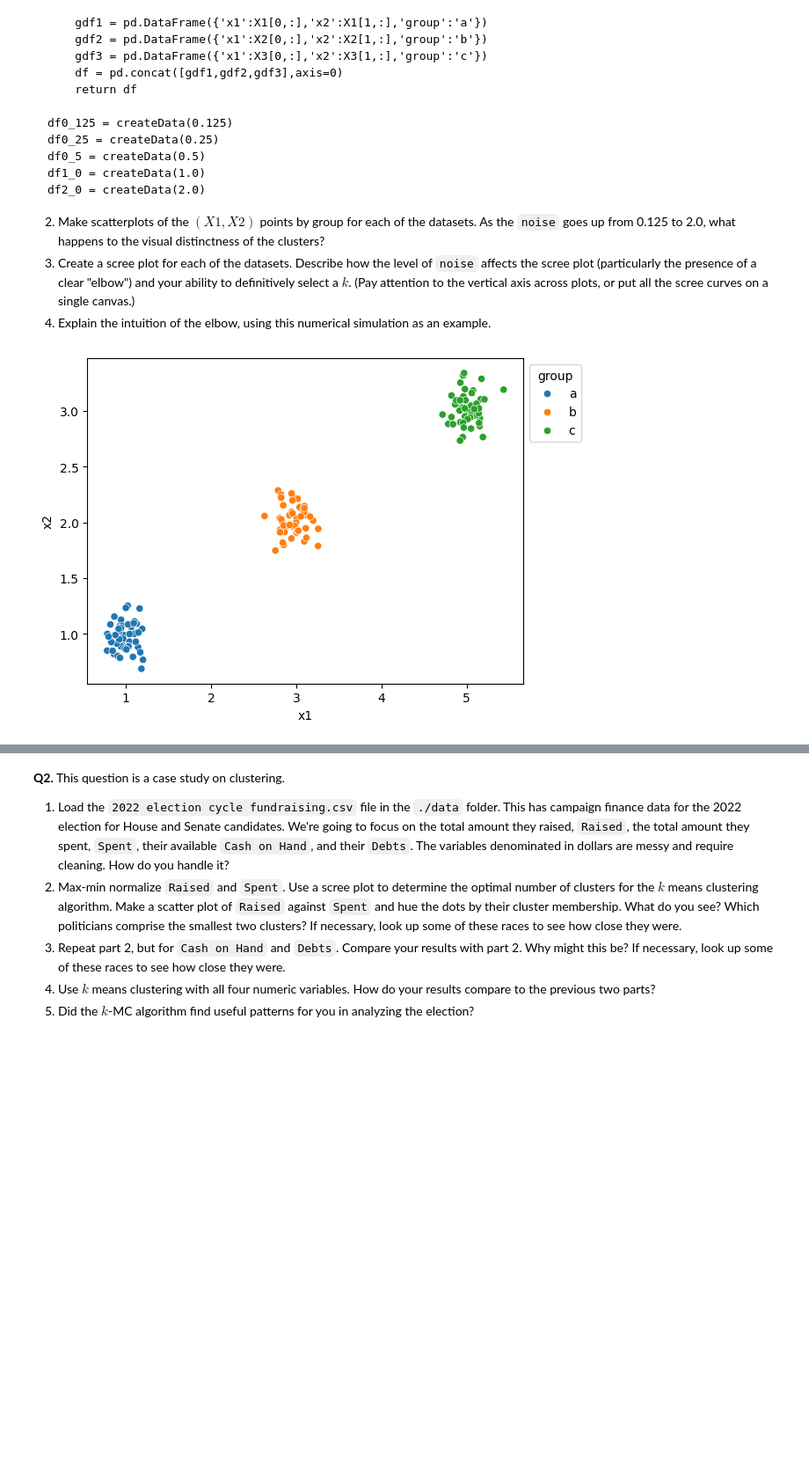
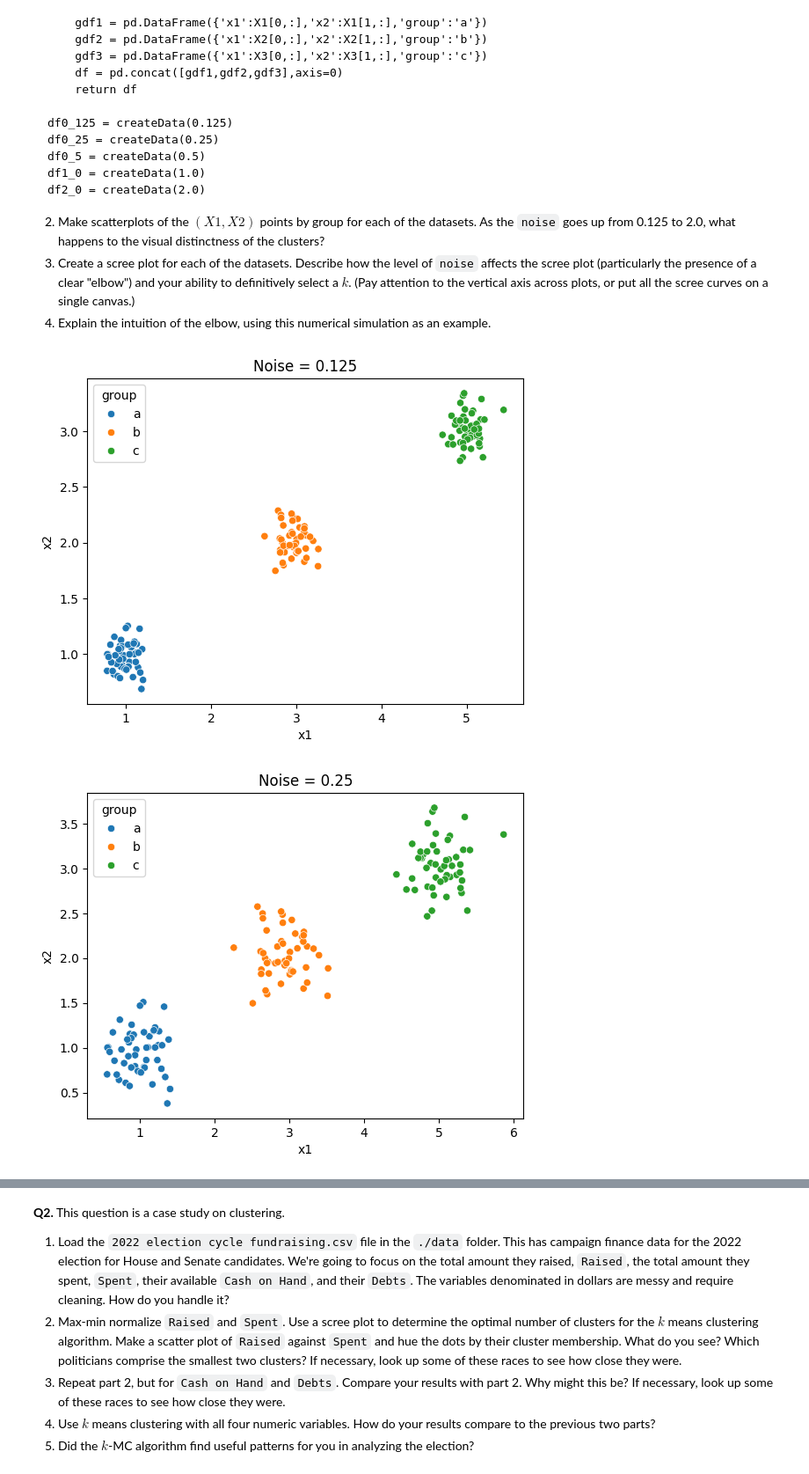
Before and after one commit to nladocsi/DS-2002-F25, a Jupyter notebook: assignment_clustering.ipynb, the cells around one changed output, grey strips where cells are left out. Shown: that part at 88% size. Drawn from its saved outputs; the diff is of its cells as text; code cells hidden in the pictures; blank space fills up the shorter version.

```diff
--- a/assignment_clustering.ipynb
+++ b/assignment_clustering.ipynb
@@ -62,9 +64,19 @@ df0_25 = createData(0.25)
 df0_5 = createData(0.5)
 df1_0 = createData(1.0)
 df2_0 = createData(2.0)
-# %%
-#1.2
-fig1 = sns.scatterplot(data=df0_125,x='x1',y='x2',hue='group')
-sns.move_legend(fig1, "upper left", bbox_to_anchor=(1, 1))
-# %% [output]
-[figure, removed]
+# %%
+datasets = {
+    0.125: df0_125,
+    0.25: df0_25,
+    0.5: df0_5,
+    1.0: df1_0,
+    2.0: df2_0
+}
+
+for noise, df in datasets.items():
+    sns.scatterplot(data=df, x="x1", y="x2", hue="group")
+    plt.title(f"Noise = {noise}")
+    plt.show()
+# %% [output]
+[figure, added]
+[figure, added]
```
Also changed, not shown: parts of 3 cells of this notebook.
